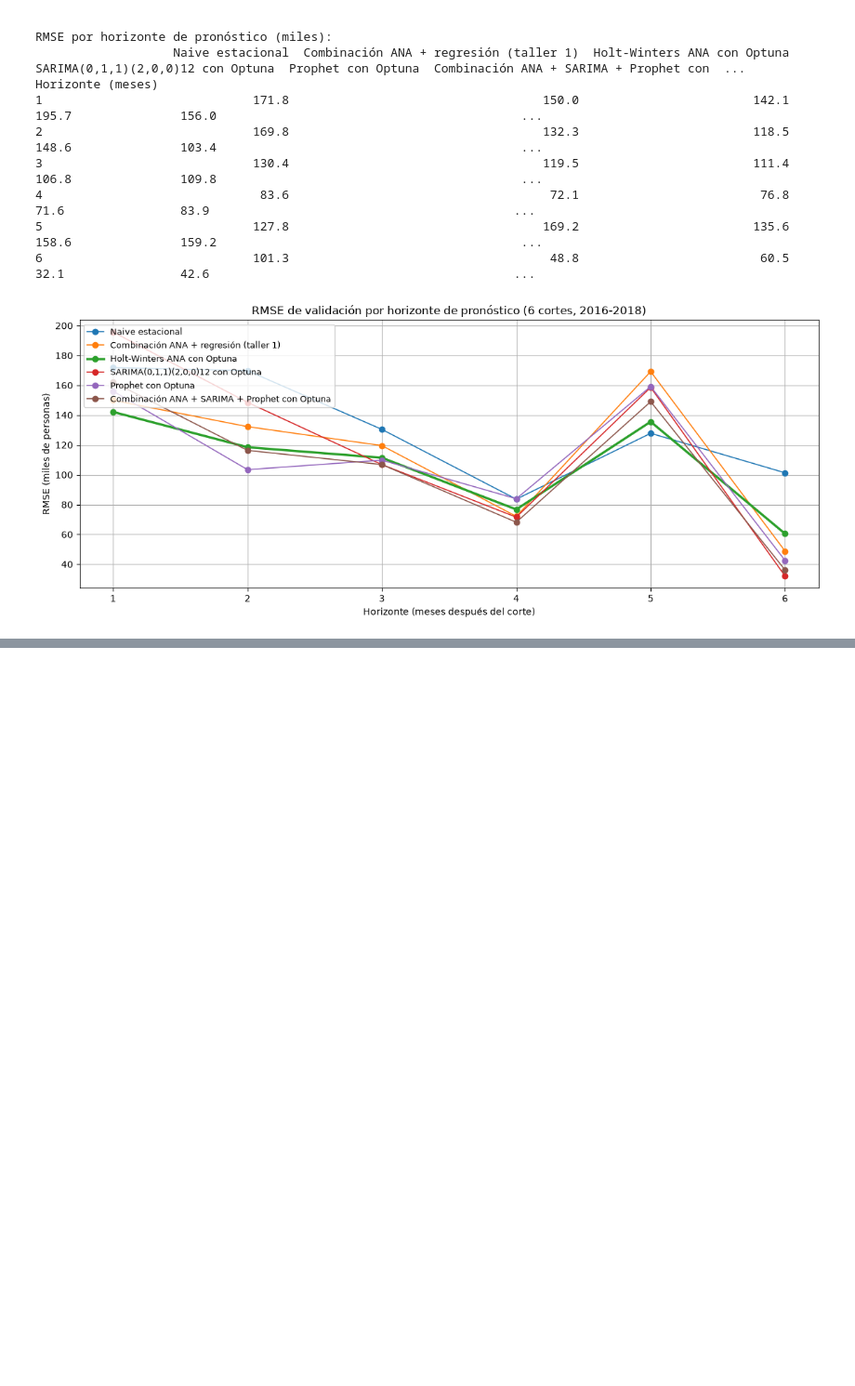
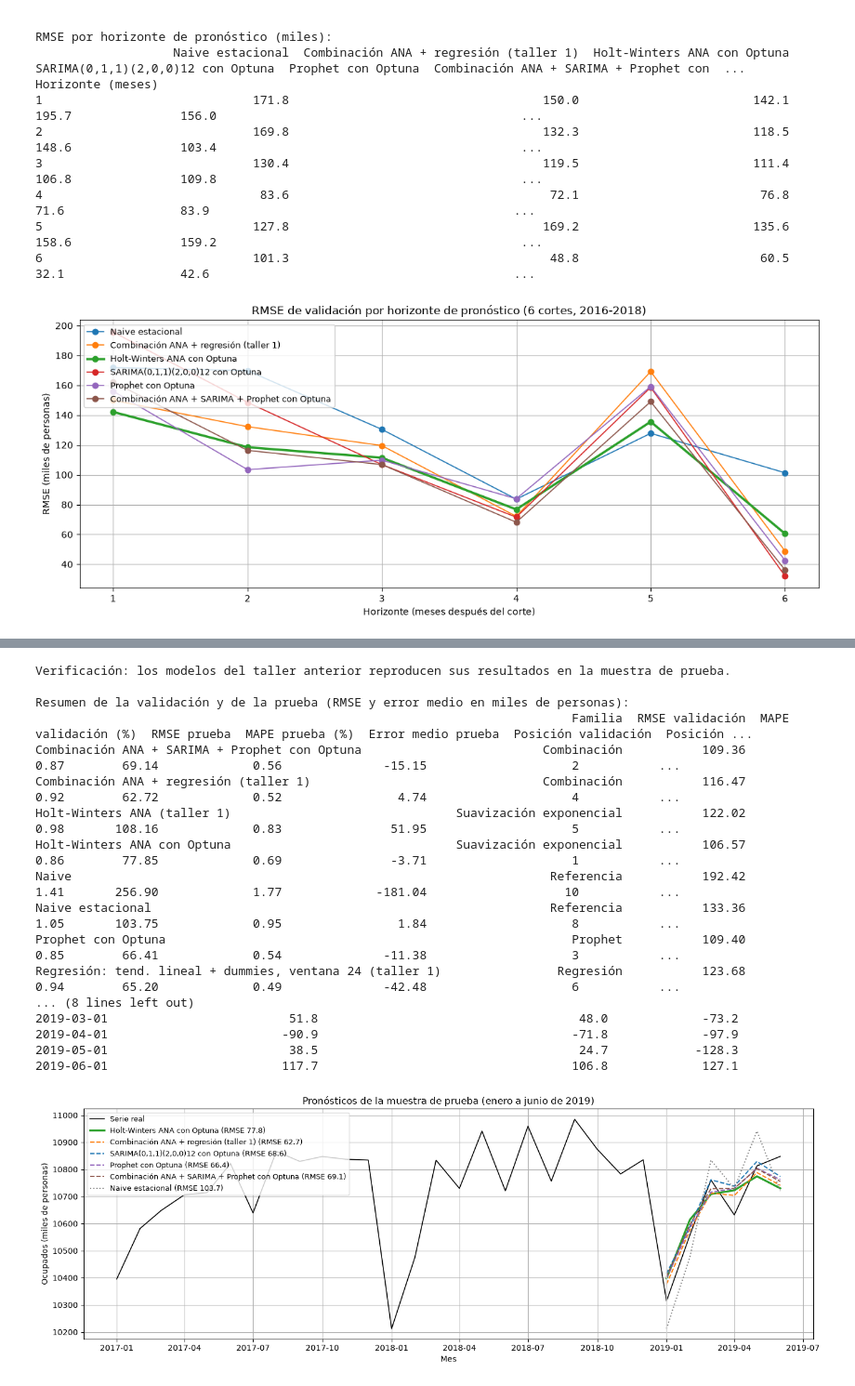
Before and after one commit to juanestebancg2806/ml3-time-series-forecasting, a Jupyter notebook: taller2/taller2_pronostico_ocupados.ipynb, the cells around one changed output, grey strips where cells are left out. Shown at 93% size. Saved outputs shown, nothing was run; the diff lists cells and outputs as text; code cells hidden in the pictures; blank space fills up the shorter version.

```diff
--- a/taller2/taller2_pronostico_ocupados.ipynb
+++ b/taller2/taller2_pronostico_ocupados.ipynb
@@ -2590,0 +2611,70 @@ Horizonte (meses)
+# %%
+# Pronósticos de enero a junio de 2019: cada modelo se ajusta con todo el entrenamiento, con su propia regla
+pronosticos_prueba = pd.DataFrame({
+    nombre: np.asarray(funciones_pronostico[nombre](train, horizonte), dtype=float) for nombre in MODELOS_FINALES
+}, index=test.index)
+
+# Métricas en la prueba y verificación contra el taller anterior (misma tolerancia que en la sección 4)
+metricas_prueba = pd.DataFrame({nombre: calcular_metricas(test, pronosticos_prueba[nombre])
+                                for nombre in MODELOS_FINALES}).T
+for nombre, (_, _, _, rmse_prueba, mape_prueba) in RESULTADOS_TALLER_1.items():
+    tolerancia = 0.5 if familias[nombre] in ("Suavización exponencial", "Combinación") else 0.01
+    assert np.isclose(metricas_prueba.loc[nombre, "rmse"], rmse_prueba, atol=tolerancia), f"{nombre}: RMSE de prueba"
+    assert np.isclose(metricas_prueba.loc[nombre, "mape"], mape_prueba, atol=0.01), f"{nombre}: MAPE de prueba"
+print("Verificación: los modelos del taller anterior reproducen sus resultados en la muestra de prueba.\n")
+
+# Tabla resumen: validación y prueba de los 10 modelos, en el orden de la validación
+tabla_resumen = pd.DataFrame({
+    "Familia": resumen_final["Familia"],
+    "RMSE validación": resumen_final["RMSE promedio"],
+    "MAPE validación (%)": resumen_final["MAPE promedio (%)"],
+    "RMSE prueba": metricas_prueba["rmse"],
+    "MAPE prueba (%)": metricas_prueba["mape"],
+    "Error medio prueba": (test.to_numpy()[:, None] - pronosticos_prueba).mean(),
+})
+tabla_resumen["Posición validación"] = tabla_resumen["RMSE validación"].rank().astype(int)
+tabla_resumen["Posición prueba"] = tabla_resumen["RMSE prueba"].rank().astype(int)
+print("Resumen de la validación y de la prueba (RMSE y error medio en miles de personas):")
+print(tabla_resumen.round(2).to_string())
+
+# Error de cada mes de prueba del modelo final y de las dos referencias
+modelos_detalle_prueba = [MODELO_FINAL, CAMPEON_TALLER_1, "Naive estacional"]
+print("\nError de cada mes de prueba (real - pronóstico, miles):")
+print((test.to_numpy()[:, None] - pronosticos_prueba[modelos_detalle_prueba]).round(1).to_string())
+
+# Pronósticos de la prueba de los finalistas frente a la serie real
+fig, ax = plt.subplots(figsize=(14, 5))
+ax.plot(ocupados.loc["2017":], color="black", linewidth=1.2, label="Serie real")
+estilos_prueba = {MODELO_FINAL: dict(color="C2", linewidth=2.5), CAMPEON_TALLER_1: dict(color="C1", linestyle="--"),
+                  NOMBRE_SARIMA_OPTUNA: dict(color="C0", linestyle="--"), NOMBRE_PROPHET_OPTUNA: dict(color="C4", linestyle="--"),
+                  NOMBRE_COMBINACION_FAMILIAS: dict(color="C5", linestyle="--"),
+                  "Naive estacional": dict(color="gray", linestyle=":")}
+for nombre, estilo in estilos_prueba.items():
+    ax.plot(pronosticos_prueba[nombre], label=f"{nombre} (RMSE {metricas_prueba.loc[nombre, 'rmse']:.1f})", **estilo)
+ax.axvline(test.index[0], color="lightgray", linewidth=1)
+ax.set_title("Pronósticos de la muestra de prueba (enero a junio de 2019)")
+ax.set_xlabel("Mes")
+ax.set_ylabel("Ocupados (miles de personas)")
+ax.legend(loc="upper left", fontsize=9)
+ax.grid()
+plt.tight_layout()
+plt.show()
+# %% [output]
+Verificación: los modelos del taller anterior reproducen sus resultados en la muestra de prueba.
+
+Resumen de la validación y de la prueba (RMSE y error medio en miles de personas):
+                                                                          Familia  RMSE validación  MAPE validación (%)  RMSE prueba  MAPE prueba (%)  Error medio prueba  Posición validación  Posición ...
+Combinación ANA + SARIMA + Prophet con Optuna                         Combinación           109.36                 0.87        69.14             0.56              -15.15                    2           ...
+Combinación ANA + regresión (taller 1)                                Combinación           116.47                 0.92        62.72             0.52                4.74                    4           ...
+Holt-Winters ANA (taller 1)                               Suavización exponencial           122.02                 0.98       108.16             0.83               51.95                    5           ...
+Holt-Winters ANA con Optuna                               Suavización exponencial           106.57                 0.86        77.85             0.69               -3.71                    1           ...
+Naive                                                                  Referencia           192.42                 1.41       256.90             1.77             -181.04                   10           ...
+Naive estacional                                                       Referencia           133.36                 1.05       103.75             0.95                1.84                    8           ...
+Prophet con Optuna                                                        Prophet           109.40                 0.85        66.41             0.54              -11.38                    3           ...
+Regresión: tend. lineal + dummies, ventana 24 (taller 1)                Regresión           123.68                 0.94        65.20             0.49              -42.48                    6           ...
+... (8 lines left out)
+2019-03-01                         51.8                                    48.0             -73.2
+2019-04-01                        -90.9                                   -71.8             -97.9
+2019-05-01                         38.5                                    24.7            -128.3
+2019-06-01                        117.7                                   106.8             127.1
+[figure, added]
```
Also changed, not shown: parts of 3 cells of this notebook.
